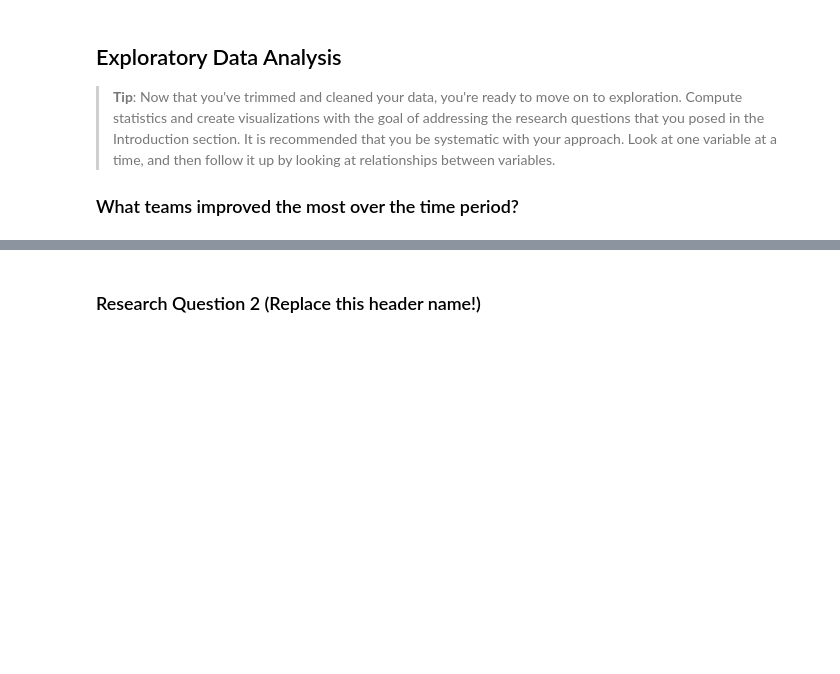
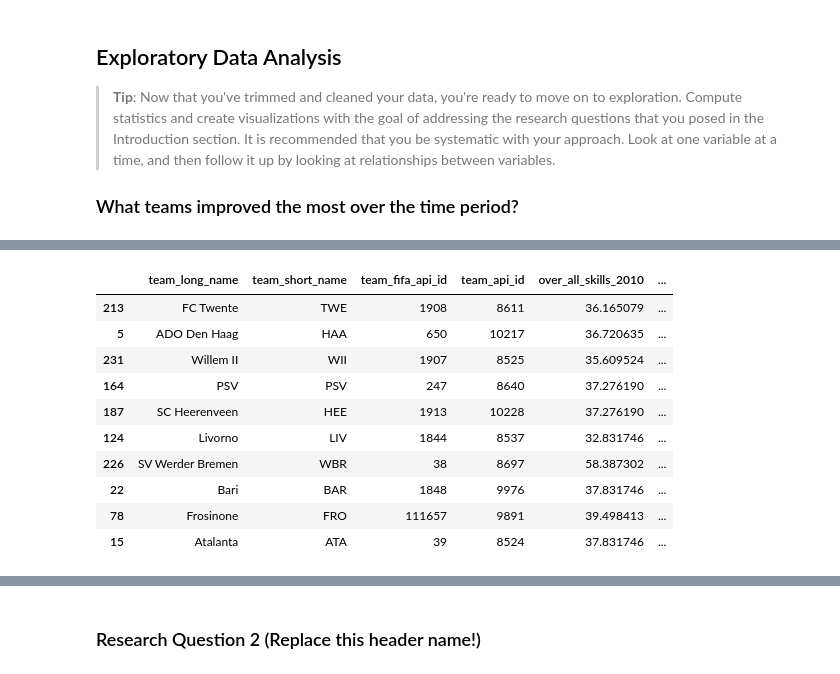
Before and after one commit to mohmednasr/europeansoccerdatabase, a Jupyter notebook: investigate-a-dataset.ipynb, the cells around one changed output, grey strips where cells are left out. Cells and saved outputs as stored; diff of their text form; code cells hidden in the pictures; blank space fills up the shorter version.

```diff
--- a/investigate-a-dataset.ipynb
+++ b/investigate-a-dataset.ipynb
@@ -361,0 +516,15 @@ df_players.head()
+# %%
+#Top 10 max teams imporved over the period time
+max_improved_teams
+# %% [output]
+|  | team_long_name | team_short_name | team_fifa_api_id | team_api_id | over_all_skills_2010 | ... |
+| 213 | FC Twente | TWE | 1908 | 8611 | 36.165079 | ... |
+| 5 | ADO Den Haag | HAA | 650 | 10217 | 36.720635 | ... |
+| 231 | Willem II | WII | 1907 | 8525 | 35.609524 | ... |
+| 164 | PSV | PSV | 247 | 8640 | 37.276190 | ... |
+| 187 | SC Heerenveen | HEE | 1913 | 10228 | 37.276190 | ... |
+| 124 | Livorno | LIV | 1844 | 8537 | 32.831746 | ... |
+| 226 | SV Werder Bremen | WBR | 38 | 8697 | 58.387302 | ... |
+| 22 | Bari | BAR | 1848 | 9976 | 37.831746 | ... |
+| 78 | Frosinone | FRO | 111657 | 9891 | 39.498413 | ... |
+| 15 | Atalanta | ATA | 39 | 8524 | 37.831746 | ... |
```
Also changed, not shown: parts of 26 cells of this notebook.
